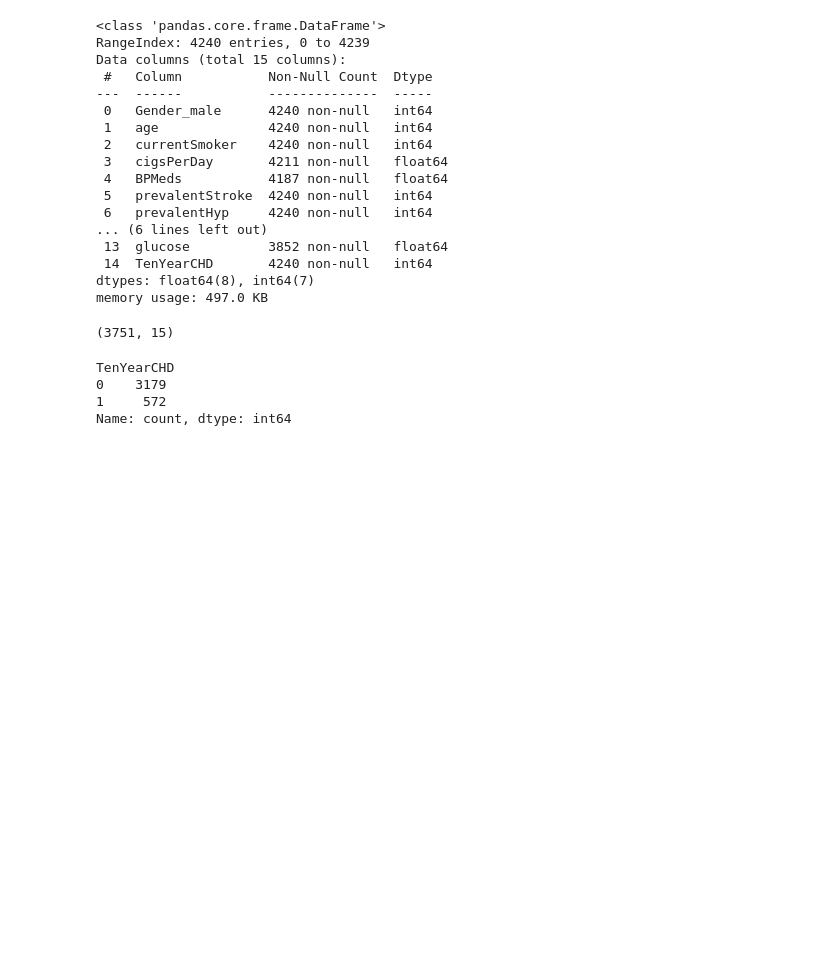
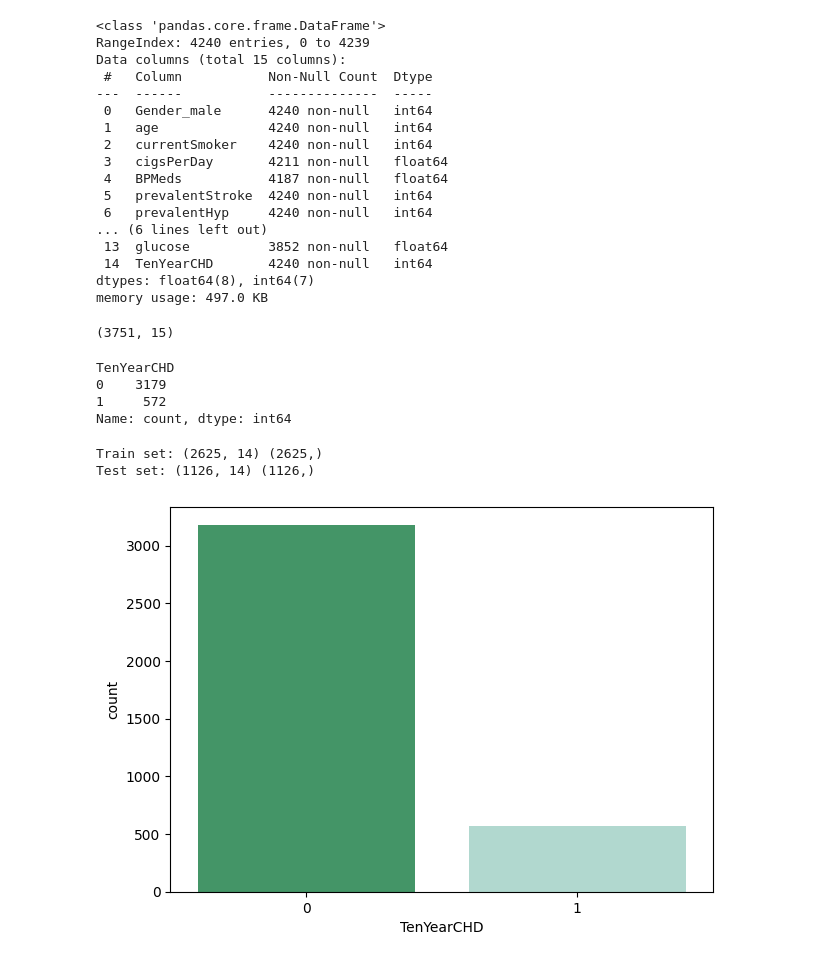
Before and after one commit to NavdeepTU/Machine-Learning, a Jupyter notebook: projects/02. heart_disease_prediction/model_training.ipynb, the cells around one changed output. Saved outputs shown, nothing was run; the diff lists cells and outputs as text; code cells hidden in the pictures; blank space fills up the shorter version.

```diff
--- a/projects/02. heart_disease_prediction/model_training.ipynb
+++ b/projects/02. heart_disease_prediction/model_training.ipynb
@@ -58,3 +61,26 @@ TenYearCHD
 0    3179
 1     572
 Name: count, dtype: int64
+# %%
+X = np.asarray(disease_df[list(disease_df.columns)[:-1]])
+y = np.asarray(disease_df["TenYearCHD"])
+
+# normalization of the dataset
+X = preprocessing.StandardScaler().fit(X).transform(X)
+
+# train and test split
+X_train, X_test, y_train, y_test = train_test_split(X, y, test_size=0.3, random_state=4)
+
+print("Train set:", X_train.shape, y_train.shape)
+print("Test set:", X_test.shape, y_test.shape)
+# %% [output]
+Train set: (2625, 14) (2625,)
+Test set: (1126, 14) (1126,)
+# %%
+# Exploratory data analysis of heart disease dataset
+# counting number of patients affected with CHD
+plt.figure(figsize=(7, 5))
+sns.countplot(x="TenYearCHD", data=disease_df, palette="BuGn_r", hue="TenYearCHD", legend=False)
+plt.show()
+# %% [output]
+[figure, added]
```
Also changed, not shown: parts of 5 cells of this notebook.
